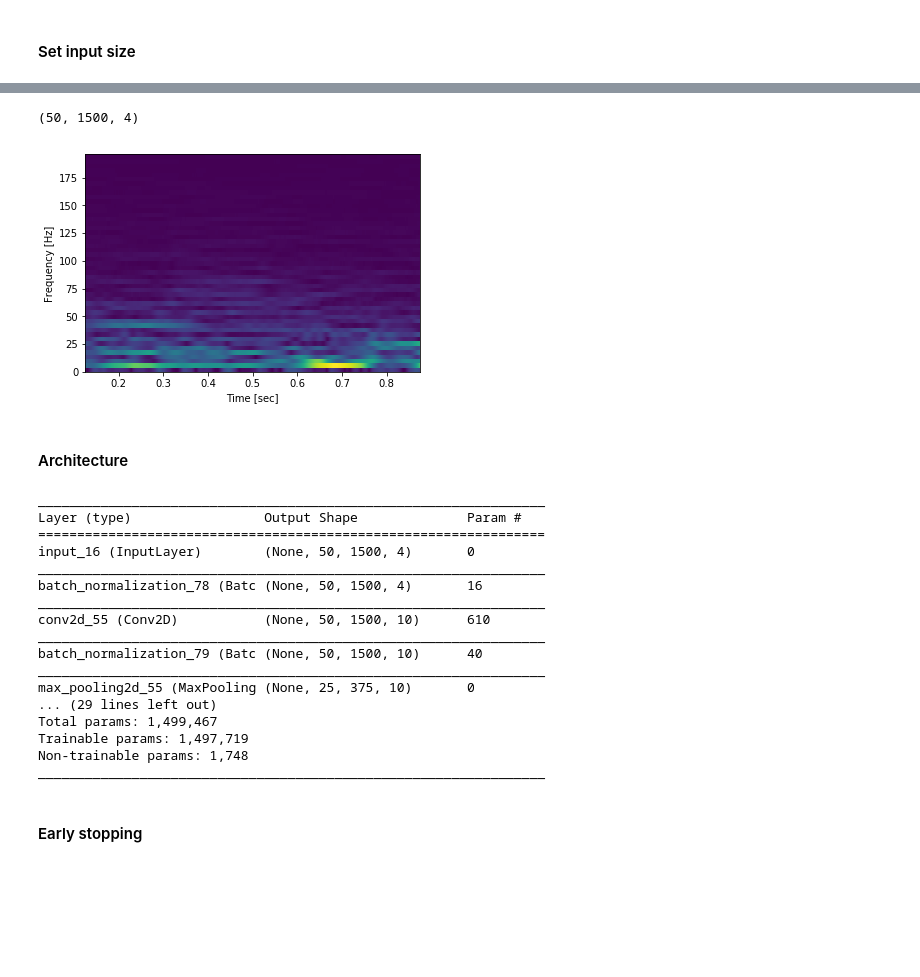
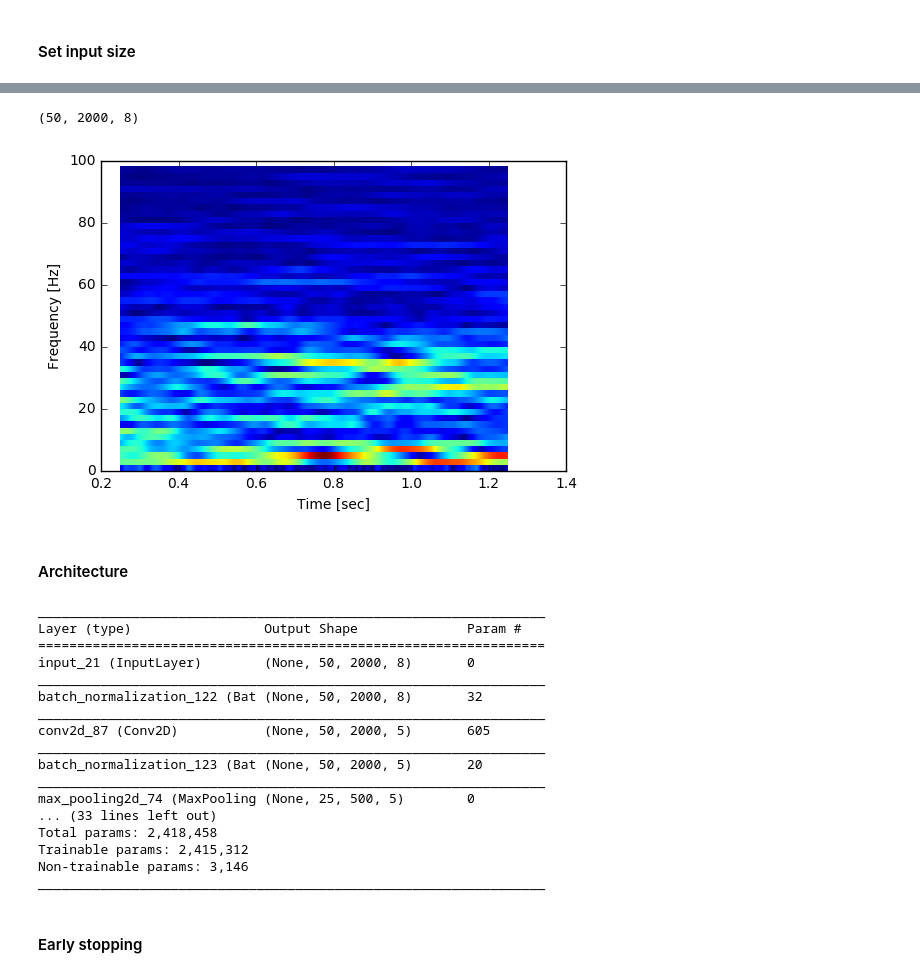
Before and after one commit to voxxys/dl_sandbox, a Jupyter notebook: ecog/New_Spec.ipynb, the cells around one changed output, grey strips where cells are left out. Cells and saved outputs as stored; diff of their text form; code cells hidden in the pictures; blank space fills up the shorter version.

```diff
--- a/ecog/New_Spec.ipynb
+++ b/ecog/New_Spec.ipynb
@@ -77,0 +86,3 @@ raw_acc_f_spec.shape
+# %%
+raw_data_spec = np.concatenate((raw_data_spec_1,raw_data_spec_2),axis=1)
+print(raw_data_spec.shape)
@@ -80,3 +93,7 @@ raw_data_spec = abs(raw_data_spec)
 raw_data_spec = np.swapaxes(raw_data_spec,1,2)
 raw_data_spec = raw_data_spec[:50,:,:]
 f = f[:50]
+# %%
+raw_acc_f_spec = raw_acc_f[:,noverlap:]
+#raw_acc_f_spec = raw_acc_f[:,noverlap:-1:step]
+raw_acc_f_spec.shape
@@ -235,9 +271,10 @@ from keras.callbacks import EarlyStopping, ModelCheckpoint
 # %% [markdown]
 #### Params
 # %%
-slice_len = 1500
+slice_len = 2000
+slice_len_spec = slice_len//step
 
-nb_filters = 10
+nb_filters = 5
 kernel_size = 3
 
 dense1_n = 100
@@ -255,16 +292,16 @@ input_size
 # %%
-testx, testy = generate_slice_fromspec(1500)
+testx, testy = generate_slice_fromspec(slice_len_spec)
 input_size = testx.shape
 input_size
 # %% [output]
-(50, 1500, 4)
+(50, 2000, 8)
 # %%
-plt.pcolormesh(testt, testf, testx[:,:,0])
+plt.pcolormesh(t[0:slice_len_spec], f, testx[:,:,0])
 plt.ylabel('Frequency [Hz]')
 plt.xlabel('Time [sec]')
 plt.show()
 # %% [output]
-[figure, old version]
+[figure, new version]
 # %% [markdown]
 #### Architecture
 # %%
@@ -280,23 +317,23 @@ convolved2 = Conv2D(nb_filters*4, kernel_size=[3,5], padding="same", activation=
 convolved2bn = BatchNormalization(axis = -1)(convolved2)
 pooled2 = MaxPooling2D(pool_size = [2, 4])(convolved2bn)
 
-convolved3 = Conv2D(nb_filters*16, kernel_size=[3,3], padding="same", activation="elu")(pooled2)
+convolved3 = Conv2D(nb_filters*4*4, kernel_size=[3,3], padding="same", activation="elu")(pooled2)
 convolved3bn = BatchNormalization(axis = -1)(convolved3)
 pooled3 = MaxPooling2D(pool_size = [2, 4])(convolved3bn)
 
-convolved4 = Conv2D(nb_filters*16, kernel_size=[3,3], padding="same", activation="elu")(pooled3)
+convolved4 = Conv2D(nb_filters*4*4*4, kernel_size=[3,3], padding="same", activation="elu")(pooled3)
 convolved4bn = BatchNormalization(axis = -1)(convolved4)
 pooled4 = MaxPooling2D(pool_size = [2, 4])(convolved4bn)
 
-#convolved5 = Conv2D(nb_filters*16, kernel_size=[3,3], padding="same", activation="elu")(pooled4)
-#convolved5bn = BatchNormalization(axis = -1)(convolved5)
-#pooled5 = MaxPooling2D(pool_size = 4)(convolved5bn)
+convolved5 = Conv2D(nb_filters*4*4*2*4, kernel_size=[3,3], padding="same", activation="elu")(pooled4)
+convolved5bn = BatchNormalization(axis = -1)(convolved5)
+pooled5 = GlobalMaxPooling2D()(convolved5bn)
 
-flat = Flatten()(pooled4)
+#flat = Flatten()(pooled4)
 
-dense1 = Dense(500, activation="elu", kernel_initializer="glorot_normal")(flat)
+dense1 = Dense(500, activation="elu", kernel_initializer="glorot_normal")(pooled5)
 dense1bn = BatchNormalization(axis = -1)(dense1)
-dense1do = Dropout(0.5)(dense1bn)
+dense1do = Dropout(0.2)(dense1bn)
 
 #dense2 = Dense(dense2_n, activation="relu")(dense1do)
 #dense2bn = BatchNormalization()(dense2)
@@ -315,19 +352,19 @@ model.summary()
 _________________________________________________________________
 Layer (type)                 Output Shape              Param #
 =================================================================
-input_16 (InputLayer)        (None, 50, 1500, 4)       0
+input_21 (InputLayer)        (None, 50, 2000, 8)       0
 _________________________________________________________________
-batch_normalization_78 (Batc (None, 50, 1500, 4)       16
+batch_normalization_122 (Bat (None, 50, 2000, 8)       32
 _________________________________________________________________
-conv2d_55 (Conv2D)           (None, 50, 1500, 10)      610
+conv2d_87 (Conv2D)           (None, 50, 2000, 5)       605
 _________________________________________________________________
-batch_normalization_79 (Batc (None, 50, 1500, 10)      40
+batch_normalization_123 (Bat (None, 50, 2000, 5)       20
 _________________________________________________________________
-max_pooling2d_55 (MaxPooling (None, 25, 375, 10)       0
-... (29 lines left out)
-Total params: 1,499,467
-Trainable params: 1,497,719
-Non-trainable params: 1,748
+max_pooling2d_74 (MaxPooling (None, 25, 500, 5)        0
+... (33 lines left out)
+Total params: 2,418,458
+Trainable params: 2,415,312
+Non-trainable params: 3,146
 _________________________________________________________________
 # %% [markdown]
 #### Early stopping
```
Also changed, not shown: parts of 29 cells of this notebook, 1 other file.
